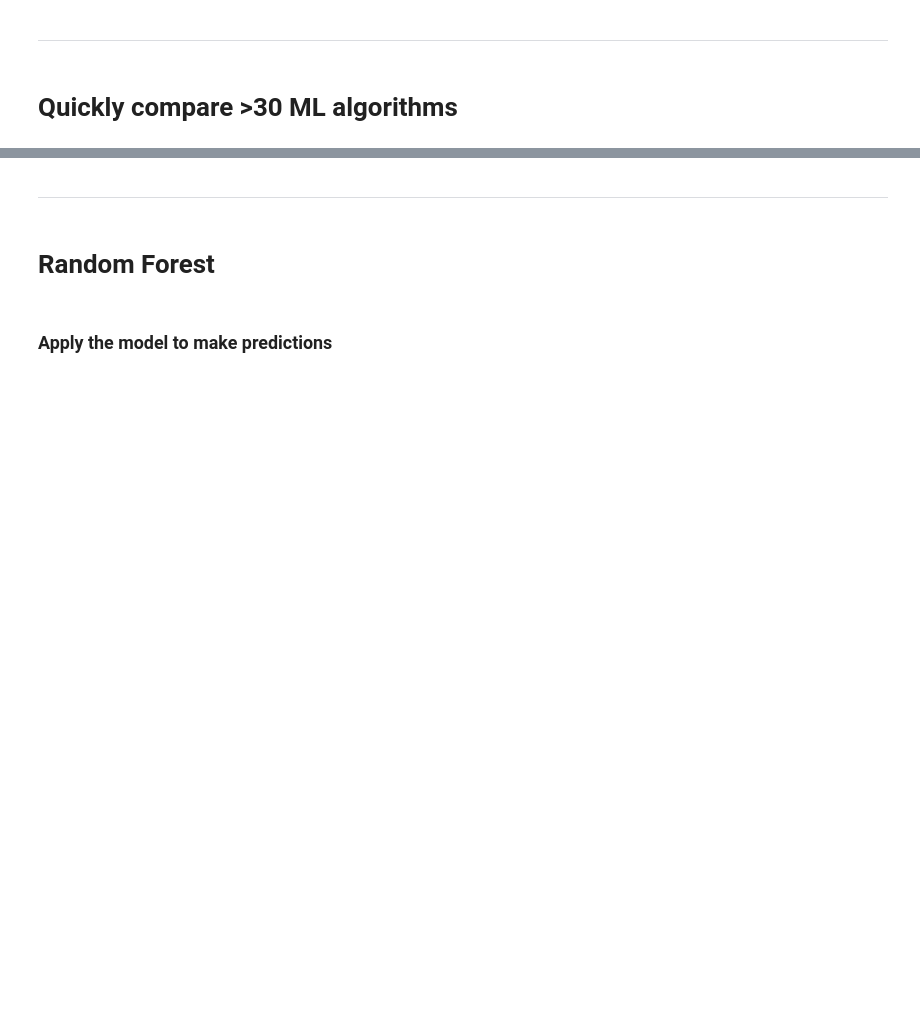
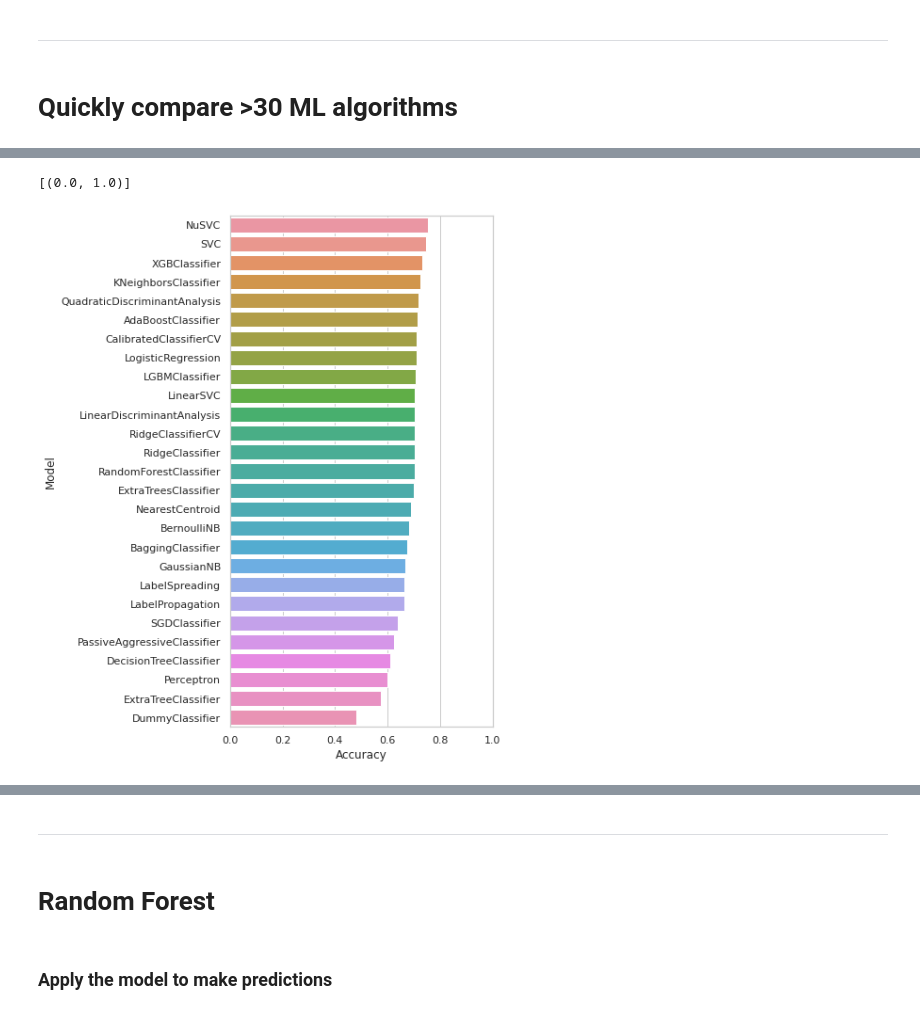
Before and after one commit to DanielAldas/RIIAA5.0_Workshop, a Jupyter notebook: Building_&_interpreting_Deep_AmPEP30_model.ipynb, the cells around one changed output, grey strips where cells are left out. Drawn from its saved outputs; the diff is of its cells as text; code cells hidden in the pictures; blank space fills up the shorter version.

```diff
--- a/Building_&_interpreting_Deep_AmPEP30_model.ipynb
+++ b/Building_&_interpreting_Deep_AmPEP30_model.ipynb
@@ -727,14 +741,14 @@ from sklearn.model_selection import train_test_split
 from sklearn.metrics import matthews_corrcoef
 
 # Load dataset
-X = feature.drop('class', axis=1)
-y = feature['class'].copy()
+X = feature_aac.drop('class', axis=1)
+y = feature_aac['class'].copy()
 
 # Data split
 X_train, X_test, y_train, y_test = train_test_split(X, y, test_size=0.2, random_state =42, stratify=y)
 
 # Defines and builds the lazyclassifier
 clf = LazyClassifier(verbose=0,ignore_warnings=True, custom_metric=matthews_corrcoef)
-models_train,predictions_train = clf.fit(X_train, X_train, y_train, y_train)
+models,predictions = clf.fit(X_train, X_test, y_train, y_test)
 # %%
 # Prints the model performance (Training set)
@@ -748,12 +775,15 @@ y_test
 # %%
 # Plot of Accuracy
 import matplotlib.pyplot as plt
 import seaborn as sns
 
 plt.figure(figsize=(5, 10))
 sns.set_theme(style="whitegrid")
-ax = sns.barplot(y=models_train.index, x="Accuracy", data=models_train)
+ax = sns.barplot(y=models.index, x="Accuracy", data=models)
 ax.set(xlim=(0, 1))
+# %% [output]
+[(0.0, 1.0)]
+[figure, added]
 # %%
 # Plot of MCC
 import matplotlib.pyplot as plt
```
Also changed, not shown: parts of 9 cells of this notebook.
